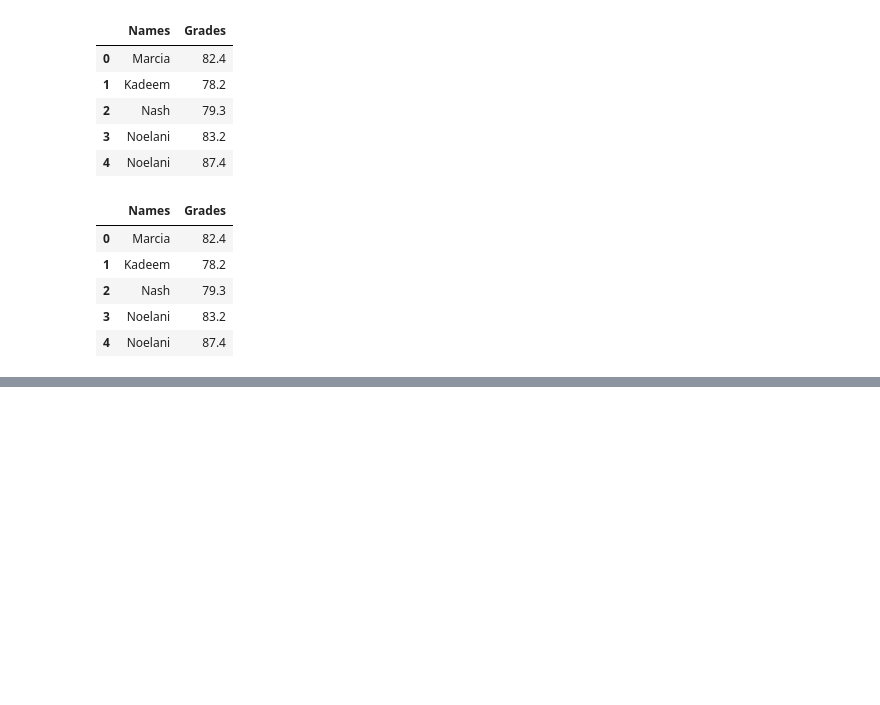
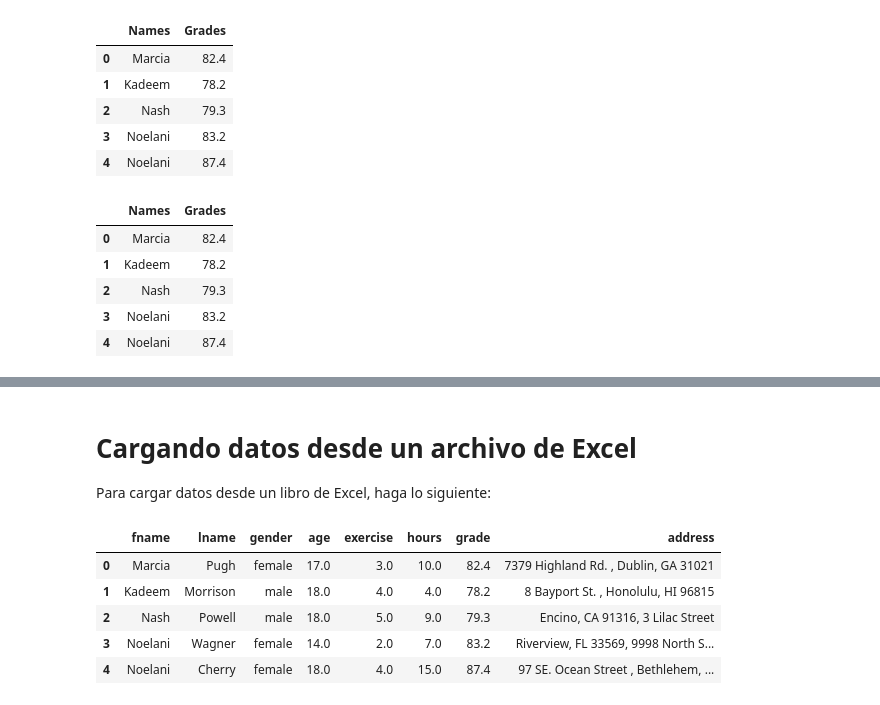
Before and after one commit to MarianaArzapalo/1-ADescDatos, a Jupyter notebook: 00-es_datos.ipynb, the cells around one changed output, grey strips where cells are left out. Drawn from its saved outputs; the diff is of its cells as text; code cells hidden in the pictures; blank space fills up the shorter version.

Commit message:
Guardando archivos CSV y Leyendo Excel

```diff
--- a/00-es_datos.ipynb
+++ b/00-es_datos.ipynb
@@ -66,0 +144,19 @@ df.head()
+# %% [markdown]
+# Cargando datos desde un archivo de Excel
+
+Para cargar datos desde un libro de Excel, haga lo siguiente:
+# %%
+import pandas as pd
+
+Location="datasets/gradedata.xlsx"
+
+df=pd.read_excel(Location)
+
+df.head()
+# %% [output]
+|  | fname | lname | gender | age | exercise | hours | grade | address |
+| 0 | Marcia | Pugh | female | 17.0 | 3.0 | 10.0 | 82.4 | 7379 Highland Rd. , Dublin, GA 31021 |
+| 1 | Kadeem | Morrison | male | 18.0 | 4.0 | 4.0 | 78.2 | 8 Bayport St. , Honolulu, HI 96815 |
+| 2 | Nash | Powell | male | 18.0 | 5.0 | 9.0 | 79.3 | Encino, CA 91316, 3 Lilac Street |
+| 3 | Noelani | Wagner | female | 14.0 | 2.0 | 7.0 | 83.2 | Riverview, FL 33569, 9998 North S... |
+| 4 | Noelani | Cherry | female | 18.0 | 4.0 | 15.0 | 87.4 | 97 SE. Ocean Street , Bethlehem, ... |
```
Also changed, not shown: parts of 9 cells of this notebook, 1 other file.
